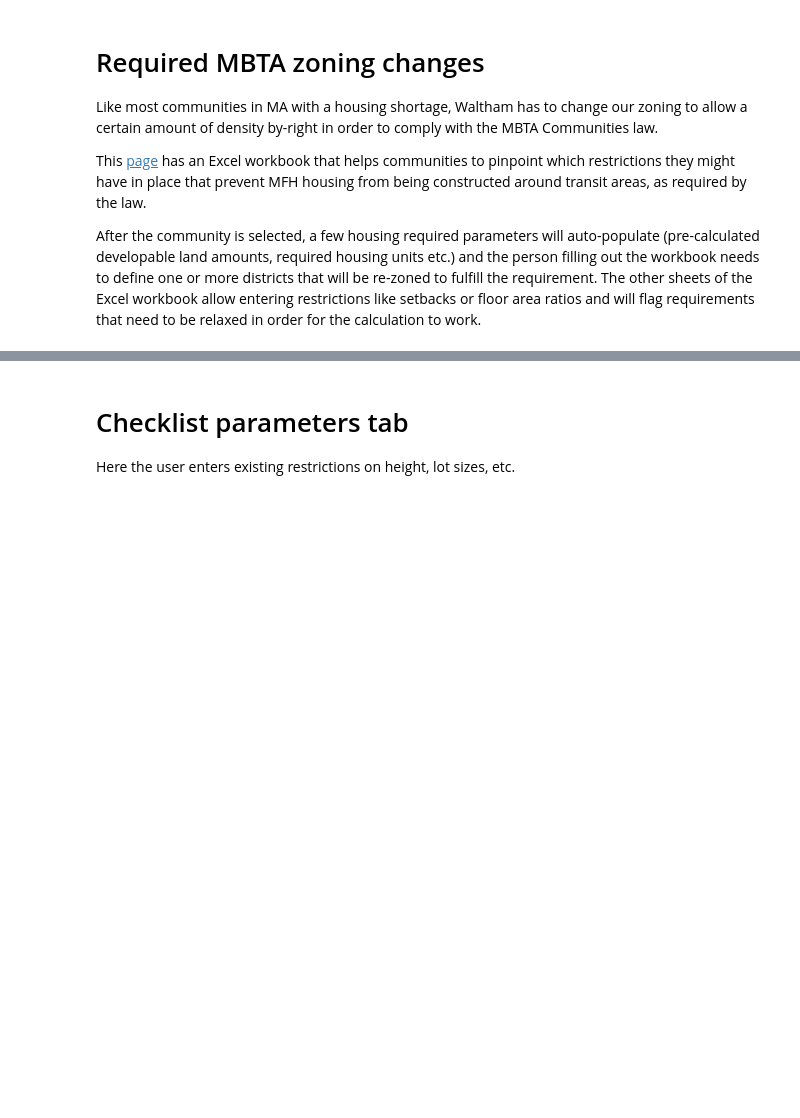
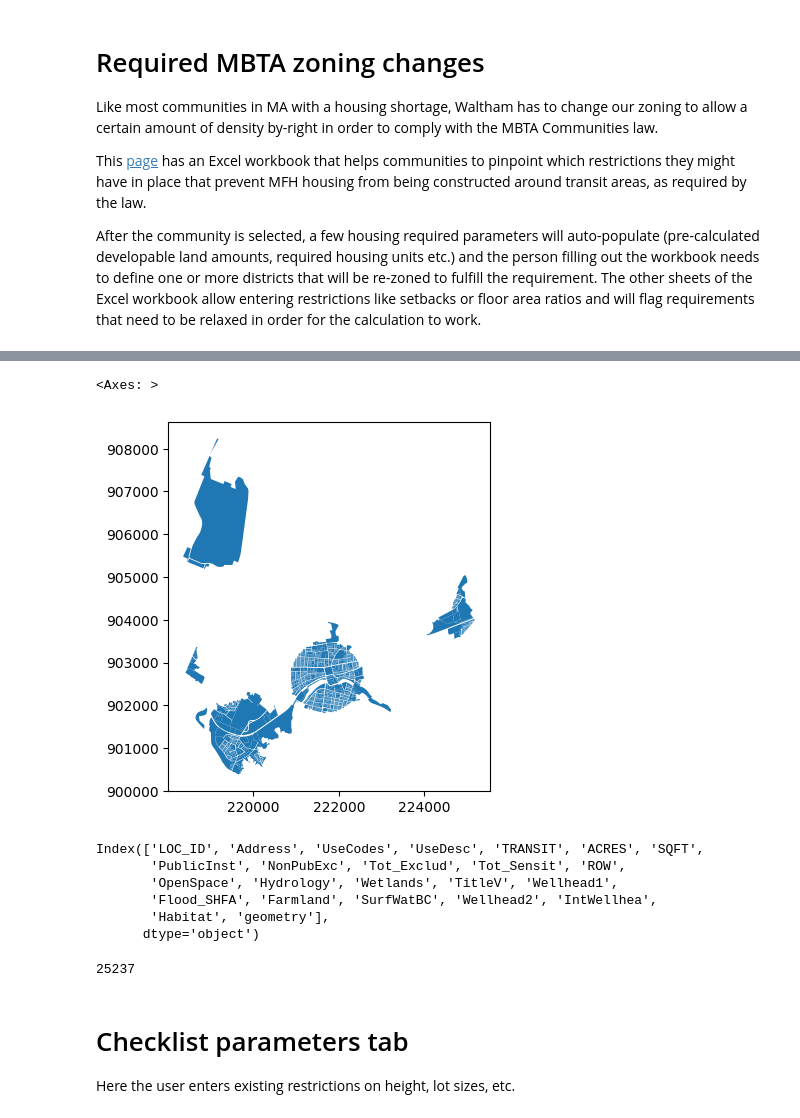
Before and after one commit to tjrileywisc/waltham_gis, a Jupyter notebook: investigations/mbta_zoning_changes/notebook.ipynb, the cells around one changed output, grey strips where cells are left out. Saved outputs shown, nothing was run; the diff lists cells and outputs as text; code cells hidden in the pictures; blank space fills up the shorter version.

Commit message:
WIP district column functions

```diff
--- a/investigations/mbta_zoning_changes/notebook.ipynb
+++ b/investigations/mbta_zoning_changes/notebook.ipynb
@@ -15,3 +13,12 @@ import pandas as pd
+# %%
+import pandas as pd
+import geopandas as geo_pd
+from io import BytesIO
+from zipfile import ZipFile
+
+from dvc.api import DVCFileSystem
+
+fs = DVCFileSystem("https://github.com/tjrileywisc/waltham_etl")
 # %%
 requirements = {
     "Community" : "Waltham",
@@ -24,0 +34,11 @@ requirements = {
+# %%
+with fs.open("data/mbta_communities/308_WALTHAM_detail.zip") as f:
+    content = BytesIO(f.read())
+    zip = ZipFile(content)
+    zip.extractall("../../data/mbta_communities/308_WALTHAM_detail")
+    property_shapefiles_df = geo_pd.read_file("../../data/mbta_communities/308_WALTHAM_detail/308_WALTHAM_detail.shp")
+
+property_shapefiles_df.drop(axis="columns", labels=["Owner"], inplace=True)
+
+property_shapefiles_df["UseCodes"] = property_shapefiles_df["UseCodes"].astype(str)
+property_shapefiles_df.head()
@@ -24,0 +53,8 @@ requirements = {
+# %%
+# filter out 'non-transit' marked parcels
+property_shapefiles_df = property_shapefiles_df[property_shapefiles_df["TRANSIT"] == "Y"]
+# %%
+property_shapefiles_df.plot()
+# %% [output]
+<Axes: >
+[figure, added]
@@ -25,3 +70,18 @@ requirements = {
+# %%
+property_shapefiles_df.columns
+# %% [output]
+Index(['LOC_ID', 'Address', 'UseCodes', 'UseDesc', 'TRANSIT', 'ACRES', 'SQFT',
+       'PublicInst', 'NonPubExc', 'Tot_Exclud', 'Tot_Sensit', 'ROW',
+       'OpenSpace', 'Hydrology', 'Wetlands', 'TitleV', 'Wellhead1',
+       'Flood_SHFA', 'Farmland', 'SurfWatBC', 'Wellhead2', 'IntWellhea',
+       'Habitat', 'geometry'],
+      dtype='object')
+# %%
+# potential total units on remaining parcels, assuming they can be fully developed
+construction_potential = property_shapefiles_df["ACRES"].sum() * MBTA_DENSITY
+print(int(construction_potential))
+# %% [output]
+25237
 # %% [markdown]
 # Checklist parameters tab
 
```
Also changed, not shown: parts of 6 cells of this notebook.
